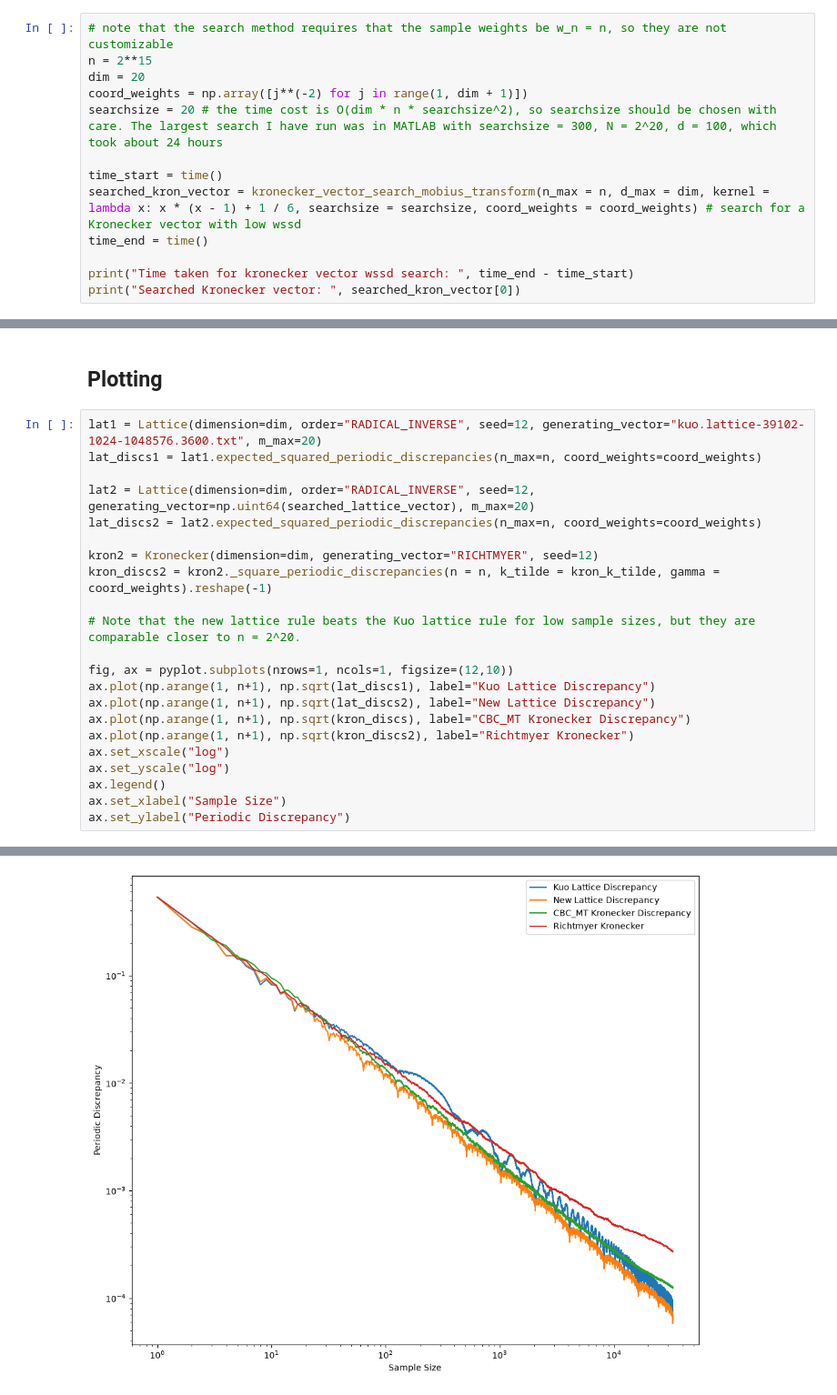
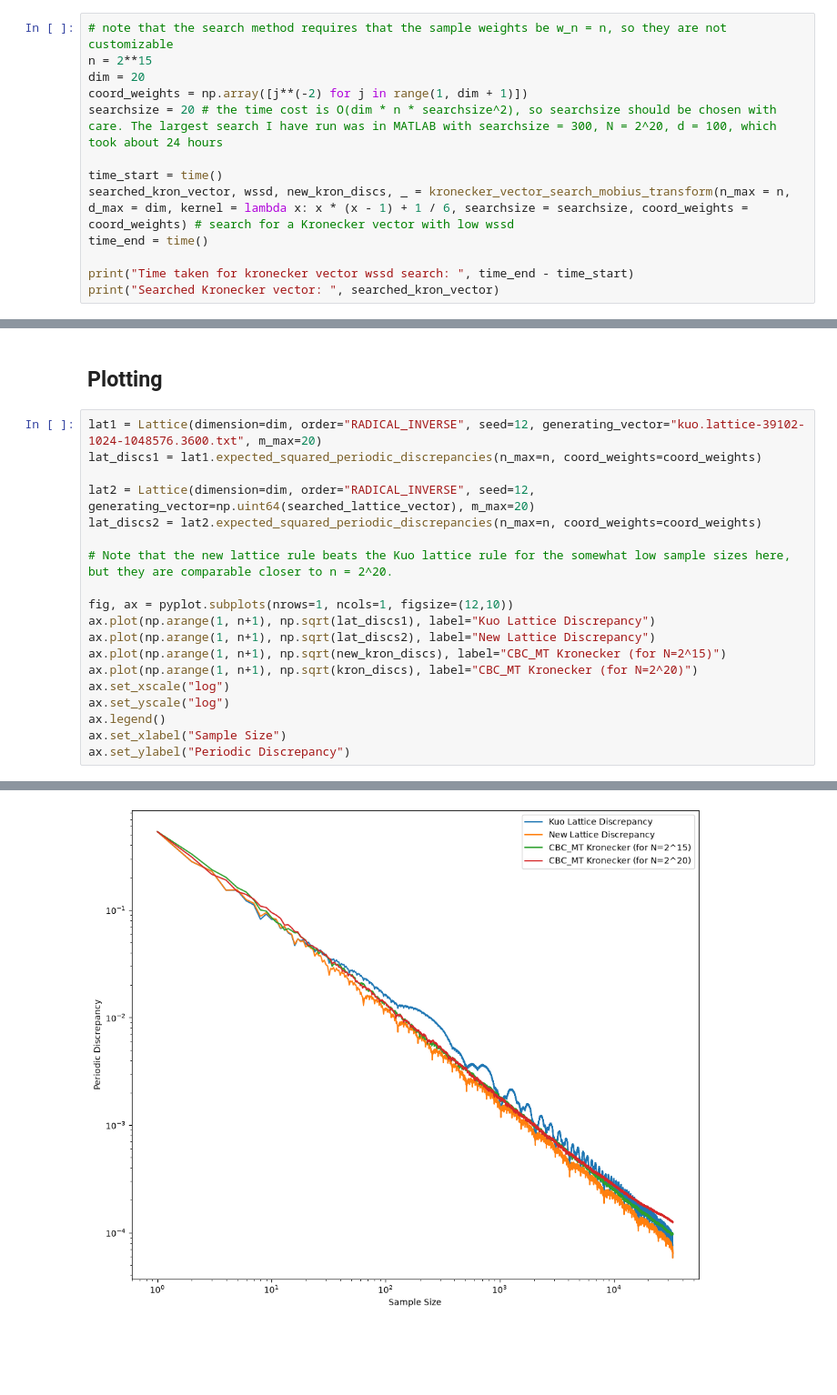
Before and after one commit to QMCSoftware/qmcpy, a Jupyter notebook: demos/lattice_kronecker_methods.ipynb, the cells around one changed output, grey strips where cells are left out. Shown at 91% size. Saved outputs shown, nothing was run; the diff lists cells and outputs as text; blank space fills up the shorter version.

```diff
--- a/demos/lattice_kronecker_methods.ipynb
+++ b/demos/lattice_kronecker_methods.ipynb
@@ -70,9 +70,9 @@ coord_weights = np.array([j**(-2) for j in range(1, dim + 1)])
 searchsize = 20 # the time cost is O(dim * n * searchsize^2), so searchsize should be chosen with care. The largest search I have run was in MATLAB with searchsize = 300, N = 2^20, d = 100, which took about 24 hours
 
 time_start = time()
-searched_kron_vector = kronecker_vector_search_mobius_transform(n_max = n, d_max = dim, kernel = lambda x: x * (x - 1) + 1 / 6, searchsize = searchsize, coord_weights = coord_weights) # search for a Kronecker vector with low wssd
+searched_kron_vector, wssd, new_kron_discs, _ = kronecker_vector_search_mobius_transform(n_max = n, d_max = dim, kernel = lambda x: x * (x - 1) + 1 / 6, searchsize = searchsize, coord_weights = coord_weights) # search for a Kronecker vector with low wssd
 time_end = time()
 
 print("Time taken for kronecker vector wssd search: ", time_end - time_start)
-print("Searched Kronecker vector: ", searched_kron_vector[0])
+print("Searched Kronecker vector: ", searched_kron_vector)
 # %% [output]
@@ -86,25 +86,22 @@ Searched Kronecker vector:  [0.61803399 0.26774665 0.91444648 0.22708655 0.12137
 # %%
 lat1 = Lattice(dimension=dim, order="RADICAL_INVERSE", seed=12, generating_vector="kuo.lattice-39102-1024-1048576.3600.txt", m_max=20)
 lat_discs1 = lat1.expected_squared_periodic_discrepancies(n_max=n, coord_weights=coord_weights)
 
 lat2 = Lattice(dimension=dim, order="RADICAL_INVERSE", seed=12, generating_vector=np.uint64(searched_lattice_vector), m_max=20)
 lat_discs2 = lat2.expected_squared_periodic_discrepancies(n_max=n, coord_weights=coord_weights)
 
-kron2 = Kronecker(dimension=dim, generating_vector="RICHTMYER", seed=12)
-kron_discs2 = kron2._square_periodic_discrepancies(n = n, k_tilde = kron_k_tilde, gamma = coord_weights).reshape(-1)
-
-# Note that the new lattice rule beats the Kuo lattice rule for low sample sizes, but they are comparable closer to n = 2^20.
+# Note that the new lattice rule beats the Kuo lattice rule for the somewhat low sample sizes here, but they are comparable closer to n = 2^20.
 
 fig, ax = pyplot.subplots(nrows=1, ncols=1, figsize=(12,10))
 ax.plot(np.arange(1, n+1), np.sqrt(lat_discs1), label="Kuo Lattice Discrepancy")
 ax.plot(np.arange(1, n+1), np.sqrt(lat_discs2), label="New Lattice Discrepancy")
-ax.plot(np.arange(1, n+1), np.sqrt(kron_discs), label="CBC_MT Kronecker Discrepancy")
-ax.plot(np.arange(1, n+1), np.sqrt(kron_discs2), label="Richtmyer Kronecker")
+ax.plot(np.arange(1, n+1), np.sqrt(new_kron_discs), label="CBC_MT Kronecker (for N=2^15)")
+ax.plot(np.arange(1, n+1), np.sqrt(kron_discs), label="CBC_MT Kronecker (for N=2^20)")
 ax.set_xscale("log")
 ax.set_yscale("log")
 ax.legend()
 ax.set_xlabel("Sample Size")
 ax.set_ylabel("Periodic Discrepancy")
 # %% [output]
 Text(0, 0.5, 'Periodic Discrepancy')
-[figure, old version]
+[figure, new version]
```
Also changed, not shown: parts of 2 cells of this notebook, 4 other files.
